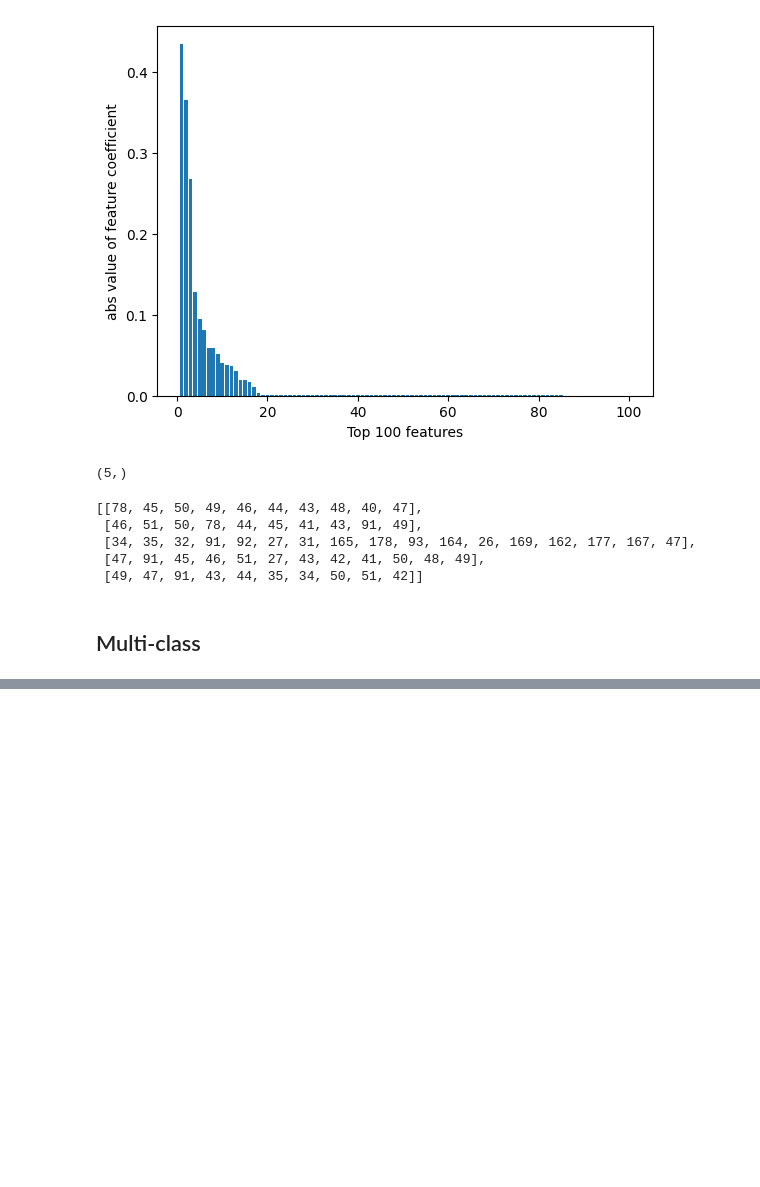
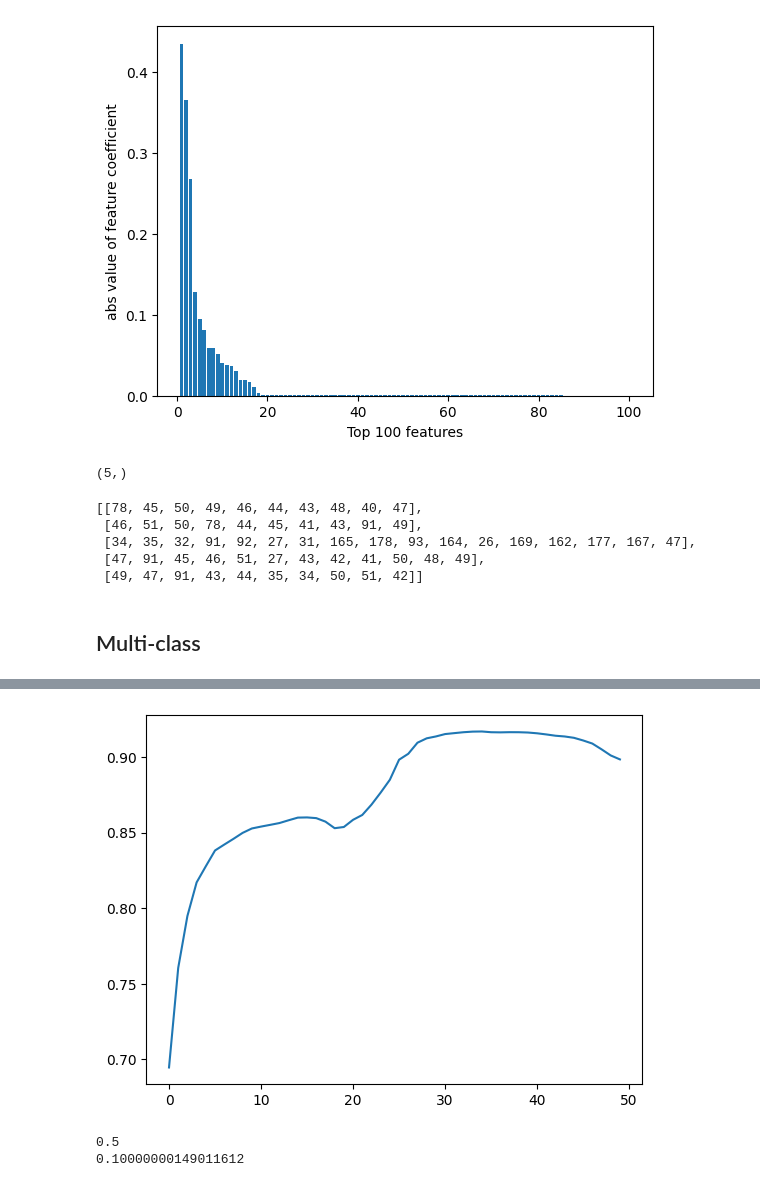
Before and after one commit to KevinArmbruster/optimal-summaries-public, a Jupyter notebook: vasopressor/explore_arabic_digits.ipynb, the cells around one changed output, grey strips where cells are left out. Saved outputs shown, nothing was run; the diff lists cells and outputs as text; code cells hidden in the pictures; blank space fills up the shorter version.

```diff
--- a/vasopressor/explore_arabic_digits.ipynb
+++ b/vasopressor/explore_arabic_digits.ipynb
@@ -538,2 +605,3 @@ for c, _list in enumerate(top_k_inds):
 # %%
-best_aucs, best_auc_inds, best_auc_concepts = greedy_selection(auroc_metric, test_loader, top_k_inds, model)
+results = greedy_selection(auroc_metric, test_loader, top_k_inds, model, track_metrics={"acc": accuracy_metric})
+results
@@ -550,0 +664,30 @@ with open(filename, 'w') as csvfile:
+# %%
+plt.plot(best_aucs)
+plt.plot(tracked_metrics)
+plt.show()
+# %% [output]
+[figure, added]
+# %%
+top_k_csv_file = "/workdir/optimal-summaries-public/vasopressor/models/arabic/multiclass/top-k/bottleneck_r1_c6_topkinds.csv"
+n_concepts = 6
+model = initializeModel(n_concepts, input_dim, changing_dim, ts_length, num_classes, top_k=top_k_csv_file)
+# model.fit(train_loader, val_loader, weights, model_path.format(n_concepts), 1000)
+
+model.eval()
+with torch.no_grad():
+    for batch_idx, (Xb, yb) in enumerate(test_loader):
+        Xb, yb = Xb.to(device), yb.to(device)
+        probs = model.forward_probabilities(Xb)
+
+        auc = auroc_metric(probs, yb).item()
+        acc = accuracy_metric(probs, yb).item()
+    auc = auroc_metric.compute().item()
+    acc = accuracy_metric.compute().item()
+    auroc_metric.reset()
+    accuracy_metric.reset()
+
+print(auc)
+print(acc)
+# %% [output]
+0.5
+0.10000000149011612
```
Also changed, not shown: parts of 15 cells of this notebook, 16 other files.
